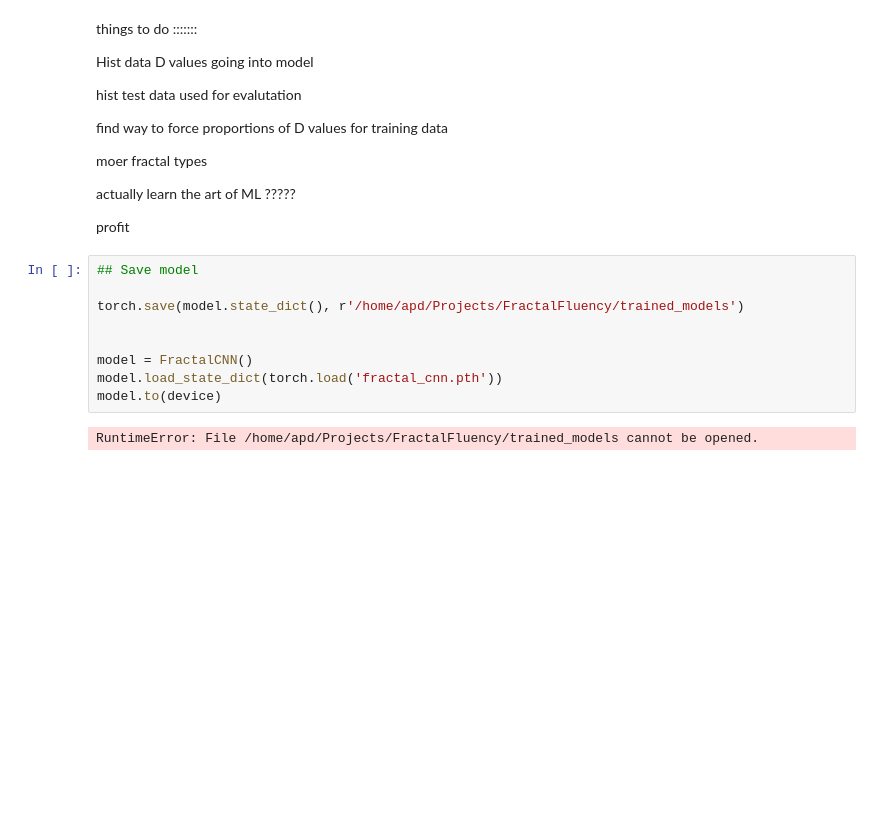
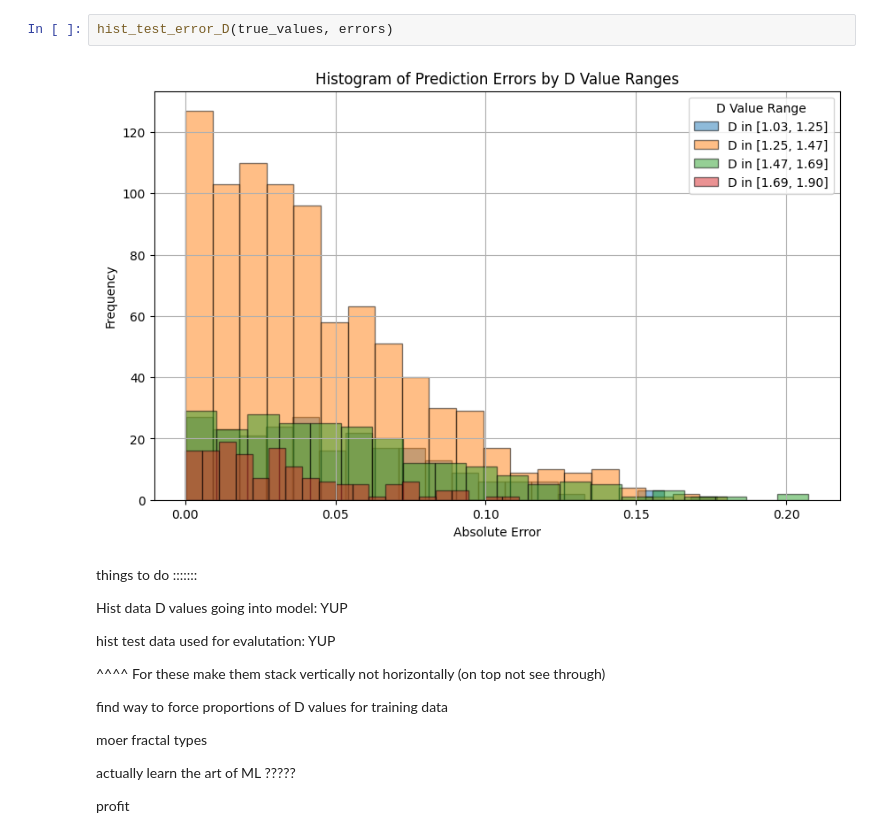
Before and after one commit to apdill/FractalFluency, a Jupyter notebook: notebooks/fluency.ipynb, the cells around one changed output. Cells and saved outputs as stored; diff of their text form; blank space fills up the shorter version.

```diff
--- a/notebooks/fluency.ipynb
+++ b/notebooks/fluency.ipynb
@@ -243,10 +420,16 @@ Average Deviation (MAE): 0.0475
+# %%
+hist_test_error_D(true_values, errors)
+# %% [output]
+[figure, added]
 # %% [markdown]
 things to do :::::::
 
 
-Hist data D values going into model
+Hist data D values going into model: YUP
 
-hist test data used for evalutation
+hist test data used for evalutation: YUP
+
+^^^^ For these make them stack vertically not horizontally (on top not see through)
 
 find way to force proportions of D values for training data
 
@@ -256,14 +439,3 @@ actually learn the art of ML
 ?????
 
 profit
-# %%
-## Save model
-
-torch.save(model.state_dict(), r'/home/apd/Projects/FractalFluency/trained_models')
-
-
-model = FractalCNN()
-model.load_state_dict(torch.load('fractal_cnn.pth'))
-model.to(device)
-# %% [output]
-RuntimeError: File /home/apd/Projects/FractalFluency/trained_models cannot be opened.
```
Also changed, not shown: parts of 8 cells of this notebook.
